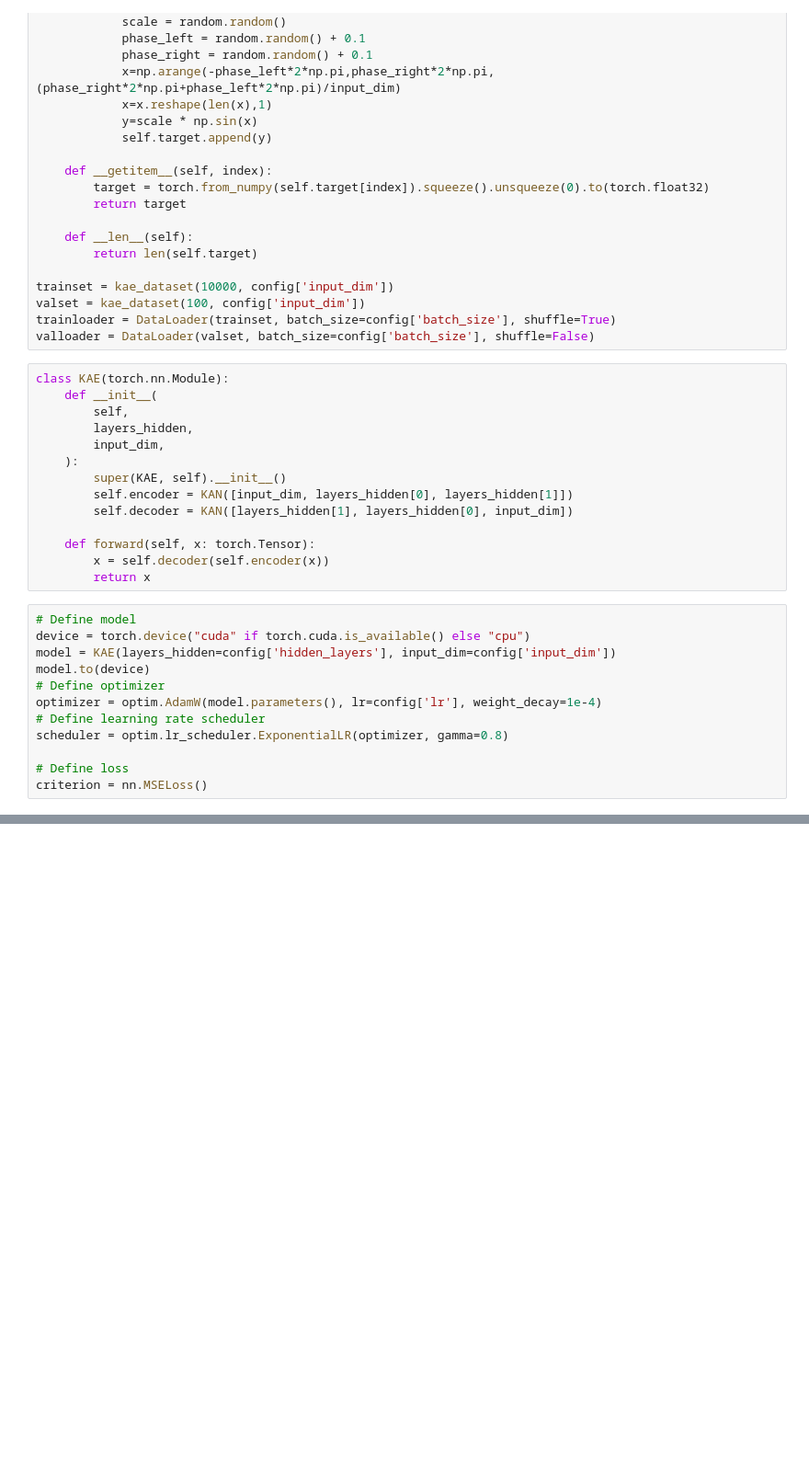
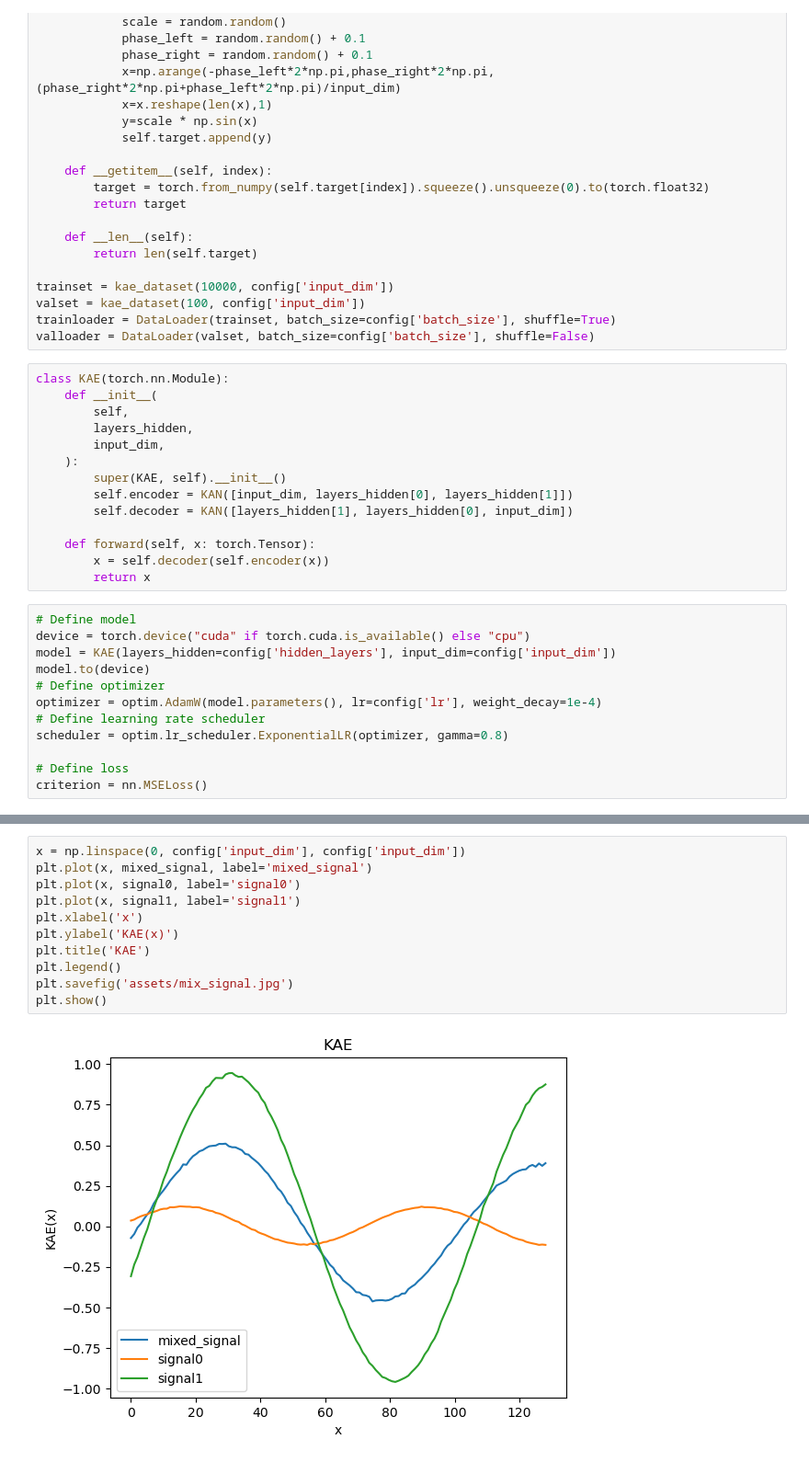
Before and after one commit to SekiroRong/KAN-AutoEncoder, a Jupyter notebook: KAE.ipynb, the cells around one changed output, grey strips where cells are left out. Shown at 92% size. Drawn from its saved outputs; the diff is of its cells as text; blank space fills up the shorter version.

```diff
--- a/KAE.ipynb
+++ b/KAE.ipynb
@@ -114,0 +136,13 @@ Epoch 10, Val Loss: 7.336376620514784e-05
+# %%
+x = np.linspace(0, config['input_dim'], config['input_dim'])
+plt.plot(x, mixed_signal, label='mixed_signal')
+plt.plot(x, signal0, label='signal0')
+plt.plot(x, signal1, label='signal1')
+plt.xlabel('x')
+plt.ylabel('KAE(x)')
+plt.title('KAE')
+plt.legend()
+plt.savefig('assets/mix_signal.jpg')
+plt.show()
+# %% [output]
+[figure, added]
```
Also changed, not shown: parts of 5 cells of this notebook, 2 other files.
